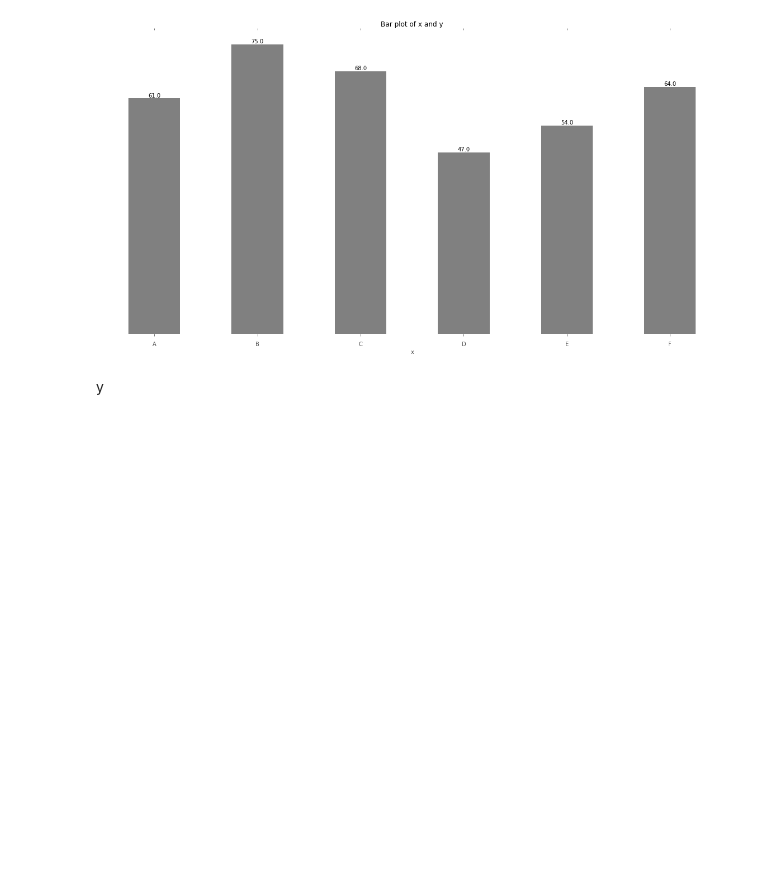
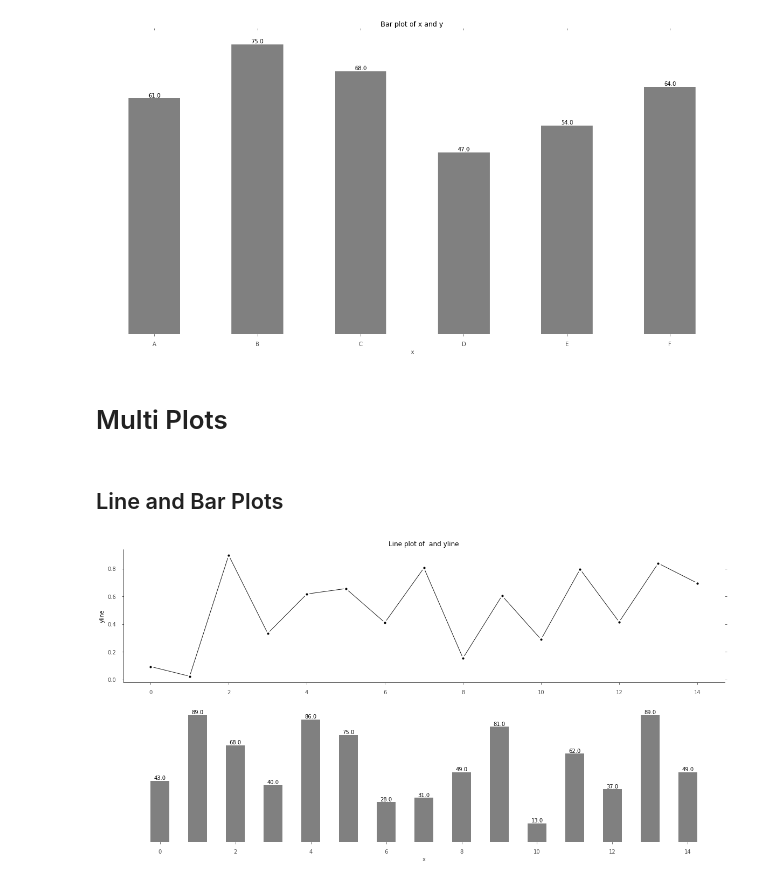
Before and after one commit to hsteinshiromoto/python.tufte, a Jupyter notebook: notebooks/plots.ipynb, the cells around one changed output. Saved outputs shown, nothing was run; the diff lists cells and outputs as text; code cells hidden in the pictures; blank space fills up the shorter version.

Commit message:
add linebarplot

```diff
--- a/notebooks/plots.ipynb
+++ b/notebooks/plots.ipynb
@@ -77,5 +82,18 @@ barplot(x, y.flatten())
 # %% [output]
 <AxesSubplot:title={'center':'Bar plot of x and y'}, xlabel='x', ylabel='y'>
 [figure]
-# %% [markdown]
-y
+# %% [markdown]
+# Multi Plots
+# %% [markdown]
+## Line and Bar Plots
+# %%
+from tufte.multi_plots import main as linebarplot
+
+n_samples = 15
+x = range(n_samples)
+yline = np.random.rand(n_samples, 1)
+
+ybar = np.random.randint(10, 100, n_samples)
+ax = linebarplot(x=x, yline=yline, ybar=ybar, sharex=False)
+# %% [output]
+[figure, added]
```
Also changed, not shown: parts of 1 cell of this notebook.
